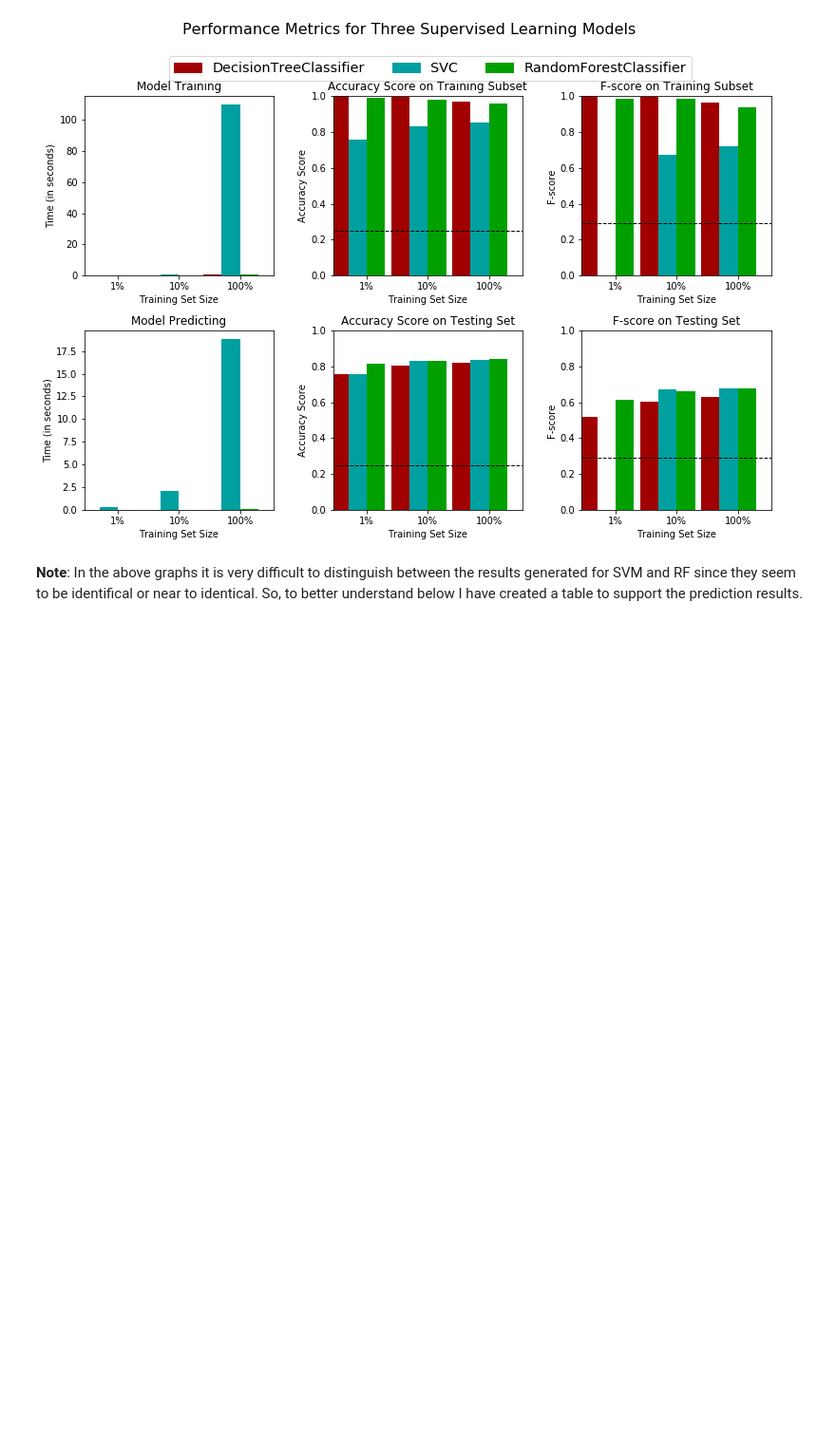
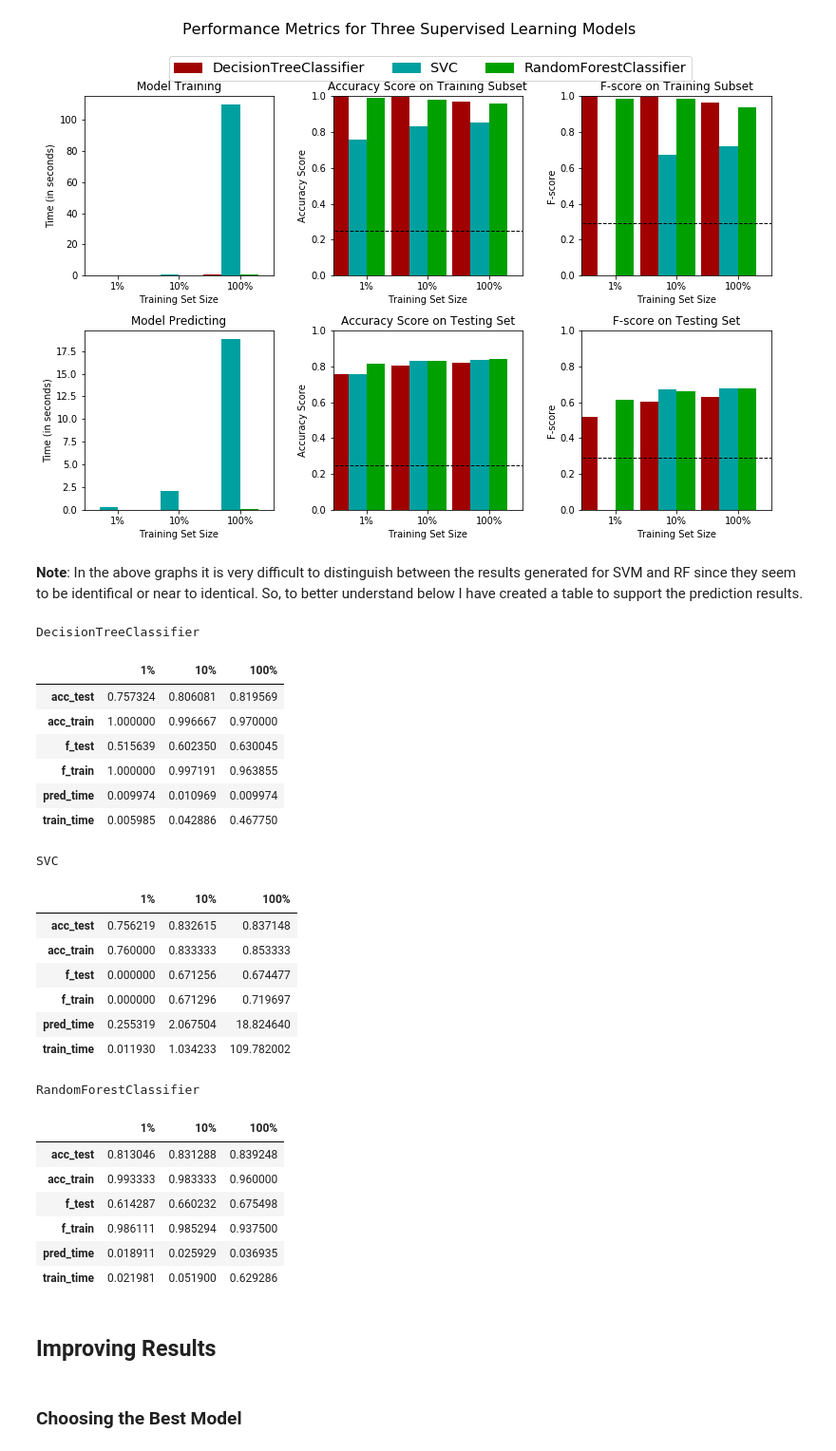
Before and after one commit to geekquad/Donors-for-Charity, a Jupyter notebook: Finding_Donors.ipynb, the cells around one changed output. Shown: that part at 95% size. Saved outputs shown, nothing was run; the diff lists cells and outputs as text; code cells hidden in the pictures; blank space fills up the shorter version.

Commit message:
Model Tuning

```diff
--- a/Finding_Donors.ipynb
+++ b/Finding_Donors.ipynb
@@ -245,3 +245,36 @@ RandomForestClassifier trained on 36177 samples.
 [figure]
 # %% [markdown]
 __Note__: In the above graphs it is very difficult to distinguish between the results generated for SVM and RF since they seem to be identifical or near to identical. So, to better understand below I have created a table to support the prediction results.
+# %%
+for iterator in results.items():
+    print(iterator[0])
+    display(pd.DataFrame(iterator[1]).rename(columns={0:'1%', 1:'10%', 2:'100%'}))
+# %% [output]
+DecisionTreeClassifier
+|  | 1% | 10% | 100% |
+| acc_test | 0.757324 | 0.806081 | 0.819569 |
+| acc_train | 1.000000 | 0.996667 | 0.970000 |
+| f_test | 0.515639 | 0.602350 | 0.630045 |
+| f_train | 1.000000 | 0.997191 | 0.963855 |
+| pred_time | 0.009974 | 0.010969 | 0.009974 |
+| train_time | 0.005985 | 0.042886 | 0.467750 |
+SVC
+|  | 1% | 10% | 100% |
+| acc_test | 0.756219 | 0.832615 | 0.837148 |
+| acc_train | 0.760000 | 0.833333 | 0.853333 |
+| f_test | 0.000000 | 0.671256 | 0.674477 |
+| f_train | 0.000000 | 0.671296 | 0.719697 |
+| pred_time | 0.255319 | 2.067504 | 18.824640 |
+| train_time | 0.011930 | 1.034233 | 109.782002 |
+RandomForestClassifier
+|  | 1% | 10% | 100% |
+| acc_test | 0.813046 | 0.831288 | 0.839248 |
+| acc_train | 0.993333 | 0.983333 | 0.960000 |
+| f_test | 0.614287 | 0.660232 | 0.675498 |
+| f_train | 0.986111 | 0.985294 | 0.937500 |
+| pred_time | 0.018911 | 0.025929 | 0.036935 |
+| train_time | 0.021981 | 0.051900 | 0.629286 |
+# %% [markdown]
+## Improving Results
+# %% [markdown]
+###  Choosing the Best Model
```
Also changed, not shown: parts of 4 cells of this notebook.
